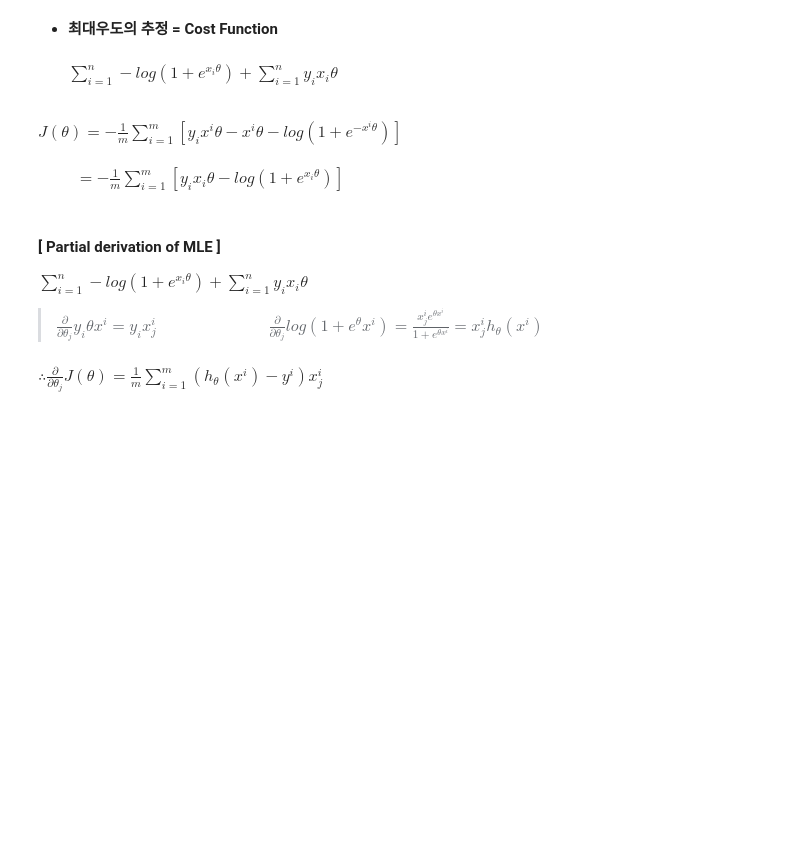
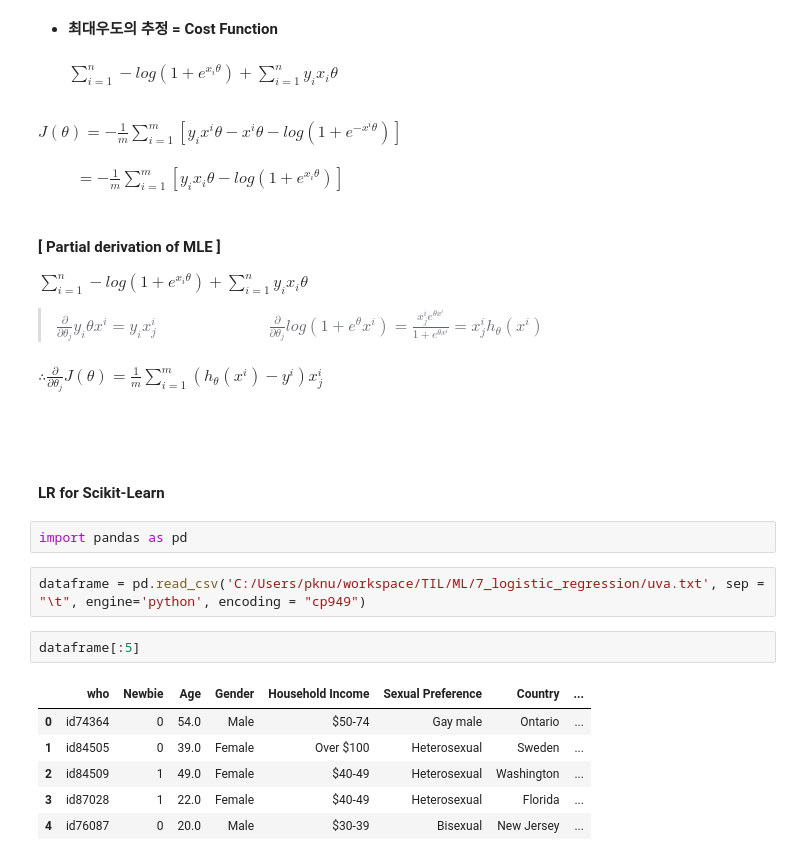
Before and after one commit to xrgsnim/TIL, a Jupyter notebook: ML/7_logistic_regression/7_logistic_regression.ipynb, the cells around one changed output. Saved outputs shown, nothing was run; the diff lists cells and outputs as text; blank space fills up the shorter version.

```diff
--- a/ML/7_logistic_regression/7_logistic_regression.ipynb
+++ b/ML/7_logistic_regression/7_logistic_regression.ipynb
@@ -299,3 +301,19 @@ $\sum_{i=1}^n -log(1 + e^{x_i \theta}) + \sum_{i=1}^n y_i x_i \theta$
 $\frac{\partial}{\partial \theta_j}log(1 + e^\theta x^i) = \frac{x_j^i e^{\theta x^i}}{1 + e^{\theta x^i}} = x^i_j h_\theta (x^i)$
 
 #### **$ \therefore \frac{\partial}{\partial \theta_j} J(\theta) = \frac{1}{m} \sum_{i=1}^m (h_\theta (x^i) - y^i)x_j^i$**
+# %% [markdown]
+<br><br>
+#### **LR for Scikit-Learn**
+# %%
+import pandas as pd
+# %%
+dataframe = pd.read_csv('C:/Users/pknu/workspace/TIL/ML/7_logistic_regression/uva.txt', sep = "\t", engine='python', encoding = "cp949")
+# %%
+dataframe[:5]
+# %% [output]
+|  | who | Newbie | Age | Gender | Household Income | Sexual Preference | Country | ... |
+| 0 | id74364 | 0 | 54.0 | Male | $50-74 | Gay male | Ontario | ... |
+| 1 | id84505 | 0 | 39.0 | Female | Over $100 | Heterosexual | Sweden | ... |
+| 2 | id84509 | 1 | 49.0 | Female | $40-49 | Heterosexual | Washington | ... |
+| 3 | id87028 | 1 | 22.0 | Female | $40-49 | Heterosexual | Florida | ... |
+| 4 | id76087 | 0 | 20.0 | Male | $30-39 | Bisexual | New Jersey | ... |
```
Also changed, not shown: parts of 50 cells of this notebook, 1 other file.
